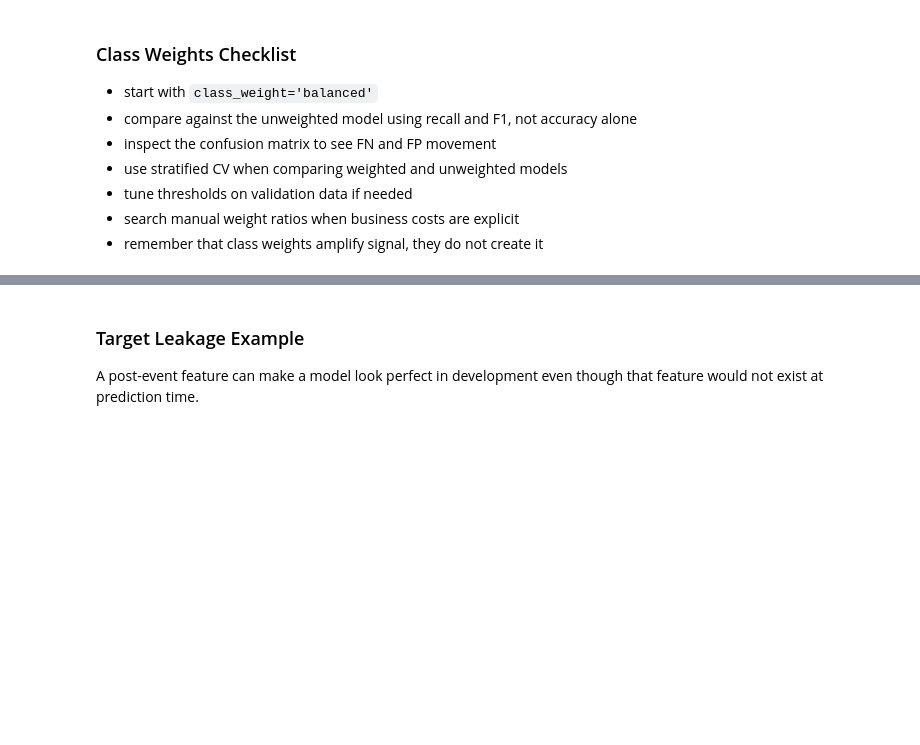
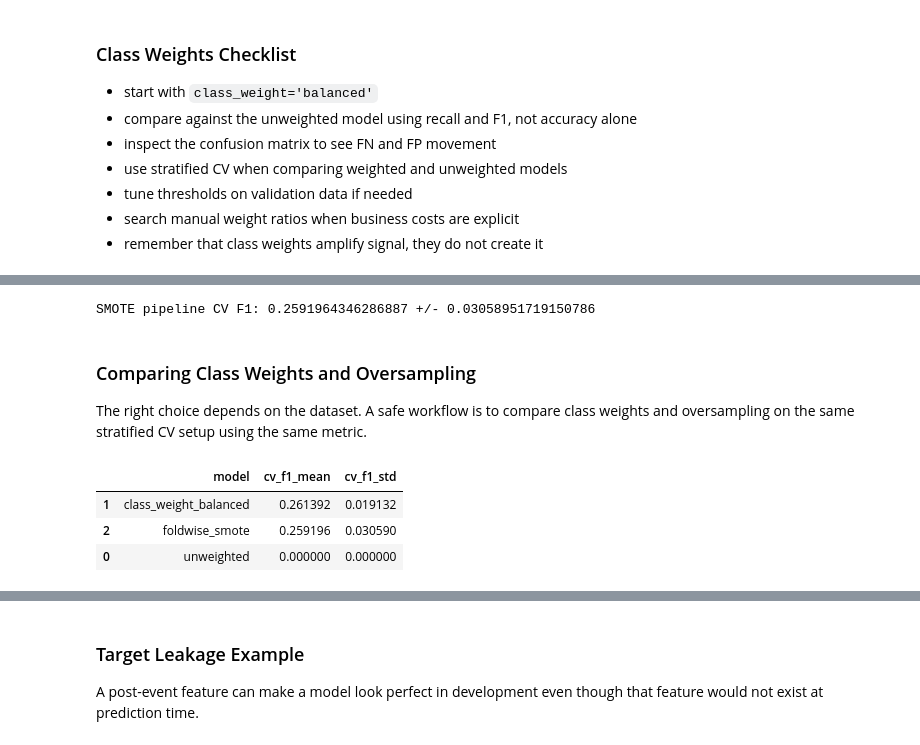
Before and after one commit to kalviumcommunity/S66-0426-Niru-FloodRisk-MachineLearning, a Jupyter notebook: notebooks/complete_project_workflow.ipynb, the cells around one changed output, grey strips where cells are left out. Cells and saved outputs as stored; diff of their text form; code cells hidden in the pictures; blank space fills up the shorter version.

```diff
--- a/notebooks/complete_project_workflow.ipynb
+++ b/notebooks/complete_project_workflow.ipynb
@@ -1853,0 +1968,45 @@ Leakage is dangerous because it does not crash code or raise warnings. It simply
+# %%
+# This cross-validates SMOTE-like oversampling without leakage.
+def foldwise_smote_cv_f1(X, y, splitter, random_state=42):
+    scores = []
+    X_df = pd.DataFrame(X).reset_index(drop=True)
+    y_sr = pd.Series(y).reset_index(drop=True)
+    for fold_idx, (train_idx, valid_idx) in enumerate(splitter.split(X_df, y_sr)):
+        X_fold_train = X_df.iloc[train_idx].reset_index(drop=True)
+        y_fold_train = y_sr.iloc[train_idx].reset_index(drop=True)
+        X_fold_valid = X_df.iloc[valid_idx].reset_index(drop=True)
+        y_fold_valid = y_sr.iloc[valid_idx].reset_index(drop=True)
+        X_fold_smote, y_fold_smote = simple_smote(X_fold_train, y_fold_train, random_state=random_state + fold_idx)
+        fold_model = LogisticRegression(max_iter=1000, random_state=random_state)
+        fold_model.fit(X_fold_smote, y_fold_smote)
+        fold_pred = fold_model.predict(X_fold_valid)
+        scores.append(f1_score(y_fold_valid, fold_pred, zero_division=0))
+    return np.array(scores)
+
+smote_skf = StratifiedKFold(n_splits=5, shuffle=True, random_state=RANDOM_STATE)
+smote_cv_scores = foldwise_smote_cv_f1(X_imb_train, y_imb_train, smote_skf, random_state=RANDOM_STATE)
+print('SMOTE pipeline CV F1:', smote_cv_scores.mean(), '+/-', smote_cv_scores.std())
+# %% [output]
+SMOTE pipeline CV F1: 0.2591964346286887 +/- 0.03058951719150786
+# %% [markdown]
+### Comparing Class Weights and Oversampling
+
+The right choice depends on the dataset. A safe workflow is to compare class weights and oversampling on the same stratified CV setup using the same metric.
+# %%
+# This compares unweighted, class-weighted, and fold-wise SMOTE evaluation on the same CV setup.
+compare_models = {
+    'unweighted': LogisticRegression(max_iter=1000, random_state=RANDOM_STATE),
+    'class_weight_balanced': LogisticRegression(class_weight='balanced', max_iter=1000, random_state=RANDOM_STATE)
+}
+compare_rows = []
+for name, model in compare_models.items():
+    scores = cross_val_score(model, X_imb_train, y_imb_train, cv=smote_skf, scoring='f1')
+    compare_rows.append({'model': name, 'cv_f1_mean': scores.mean(), 'cv_f1_std': scores.std()})
+compare_rows.append({'model': 'foldwise_smote', 'cv_f1_mean': smote_cv_scores.mean(), 'cv_f1_std': smote_cv_scores.std()})
+compare_df = pd.DataFrame(compare_rows).sort_values('cv_f1_mean', ascending=False)
+display(compare_df)
+# %% [output]
+|  | model | cv_f1_mean | cv_f1_std |
+| 1 | class_weight_balanced | 0.261392 | 0.019132 |
+| 2 | foldwise_smote | 0.259196 | 0.030590 |
+| 0 | unweighted | 0.000000 | 0.000000 |
```
Also changed, not shown: parts of 10 cells of this notebook.
